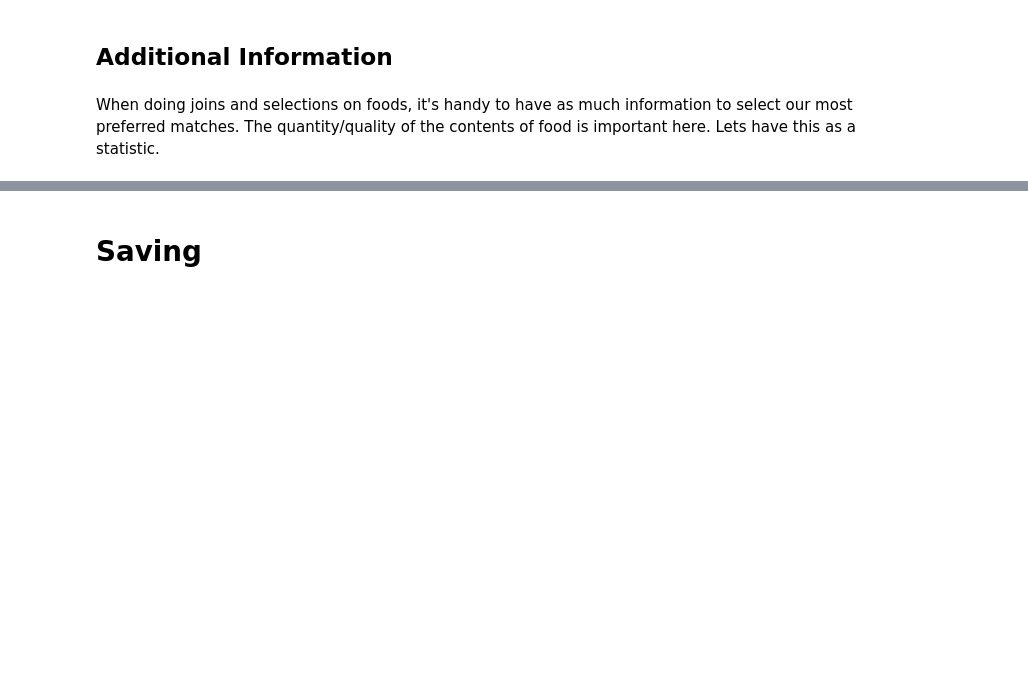
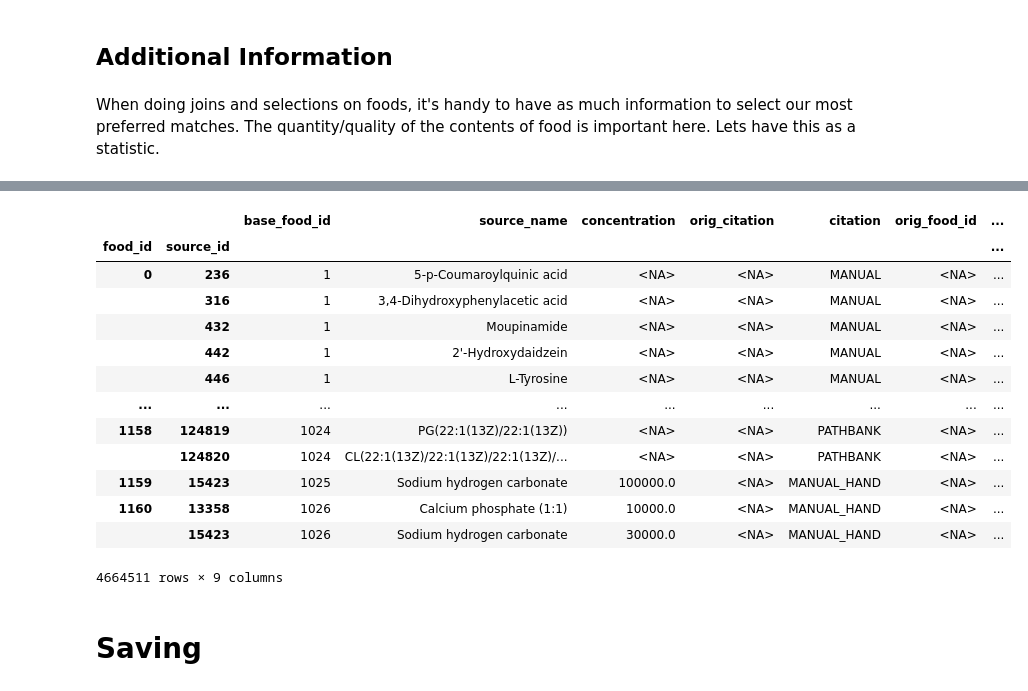
Before and after one commit to stephankostov/chemical-recipe-generator, a Jupyter notebook: notebooks/07-molecule-db-process.ipynb, the cells around one changed output, grey strips where cells are left out. Drawn from its saved outputs; the diff is of its cells as text; code cells hidden in the pictures; blank space fills up the shorter version.

```diff
--- a/notebooks/07-molecule-db-process.ipynb
+++ b/notebooks/07-molecule-db-process.ipynb
@@ -2934,0 +2998,22 @@ food_df['n_content'] = food_df.apply(get_content_df_size, axis=1)
+# %%
+def reindex_split_foods(split_foods_df, keywords):
+
+    reindexed = split_foods_df.copy(deep=True)
+    reindexed['food_id_new'] = reindexed.index.get_level_values(0)
+
+    for keyword in keywords:
+
+        # reindexing based on unique 'food_id' and 'keyword_match'
+        reindexed = reindexed.reset_index().set_index(['food_id_new',f'keyword_match_{keyword}'])
+        keyword_names = reindexed[~reindexed.index.duplicated()]
+        keyword_names = keyword_names.reset_index()
+        keyword_names.index.rename('food_id_new_keyword', inplace=True)
+        index_mapping = keyword_names.reset_index().set_index(['food_id_new', f'keyword_match_{keyword}'])['food_id_new_keyword']
+
+        reindexed = reindexed.reset_index().set_index(['food_id_new', f'keyword_match_{keyword}']).join(index_mapping)
+        reindexed = reindexed.reset_index().drop('food_id_new', axis=1).rename({'food_id_new_keyword': 'food_id_new'}, axis=1).set_index(['food_id_new', 'source_id'])
+
+    return reindexed
+
+reindexed_split_foods_df = reindex_split_foods(split_foods_df, keywords)
+reindexed_split_foods_df
@@ -2934,0 +3051,20 @@ food_df['n_content'] = food_df.apply(get_content_df_size, axis=1)
+# %%
+def rename_split_foods(split_foods_df, keywords):
+
+    renamed = split_foods_df.reset_index(1).copy(deep=True)
+    renamed['food_name_new'] = renamed['food_name']
+
+    for keyword in keywords:
+
+        index_mapping = renamed[~renamed.index.duplicated()][['food_name_new',f'keyword_match_{keyword}']]
+        index_mapping = index_mapping.apply(
+            lambda item: f" {f'{keyword} ' if item[f'keyword_match_{keyword}'] else ''}" + item['food_name_new'], axis=1
+        )
+        index_mapping = index_mapping.rename('food_name_new').astype('string')
+
+        renamed = renamed.drop('food_name_new',axis=1).join(index_mapping)
+
+    return renamed
+
+renamed_split_foods_df = rename_split_foods(reindexed_split_foods_df, keywords)
+renamed_split_foods_df.reset_index().set_index(['food_id_new', 'source_id'])
@@ -2935,3 +3096,21 @@ food_df['n_content'] = food_df.apply(get_content_df_size, axis=1)
+# %%
+renamed_split_foods_df.reset_index().drop(['food_name']+list(renamed_split_foods_df.columns[renamed_split_foods_df.columns.str.startswith('keyword_match')]), axis=1) \
+    .rename({'food_id': 'base_food_id', 'food_id_new':'food_id', 'food_name_new':'food_name'}, axis=1).set_index(['food_id','source_id'])
+# %% [output]
+|  |  | base_food_id | source_name | concentration | orig_citation | citation | orig_food_id | ... |
+| food_id | source_id |  |  |  |  |  |  | ... |
+| 0 | 236 | 1 | 5-p-Coumaroylquinic acid | <NA> | <NA> | MANUAL | <NA> | ... |
+|  | 316 | 1 | 3,4-Dihydroxyphenylacetic acid | <NA> | <NA> | MANUAL | <NA> | ... |
+|  | 432 | 1 | Moupinamide | <NA> | <NA> | MANUAL | <NA> | ... |
+|  | 442 | 1 | 2'-Hydroxydaidzein | <NA> | <NA> | MANUAL | <NA> | ... |
+|  | 446 | 1 | L-Tyrosine | <NA> | <NA> | MANUAL | <NA> | ... |
+| ... | ... | ... | ... | ... | ... | ... | ... | ... |
+| 1158 | 124819 | 1024 | PG(22:1(13Z)/22:1(13Z)) | <NA> | <NA> | PATHBANK | <NA> | ... |
+|  | 124820 | 1024 | CL(22:1(13Z)/22:1(13Z)/22:1(13Z)/... | <NA> | <NA> | PATHBANK | <NA> | ... |
+| 1159 | 15423 | 1025 | Sodium hydrogen carbonate | 100000.0 | <NA> | MANUAL_HAND | <NA> | ... |
+| 1160 | 13358 | 1026 | Calcium phosphate (1:1) | 10000.0 | <NA> | MANUAL_HAND | <NA> | ... |
+|  | 15423 | 1026 | Sodium hydrogen carbonate | 30000.0 | <NA> | MANUAL_HAND | <NA> | ... |
+4664511 rows × 9 columns
 # %% [markdown]
 # Saving
 # %%
```
Also changed, not shown: parts of 18 cells of this notebook, 4 other files.
